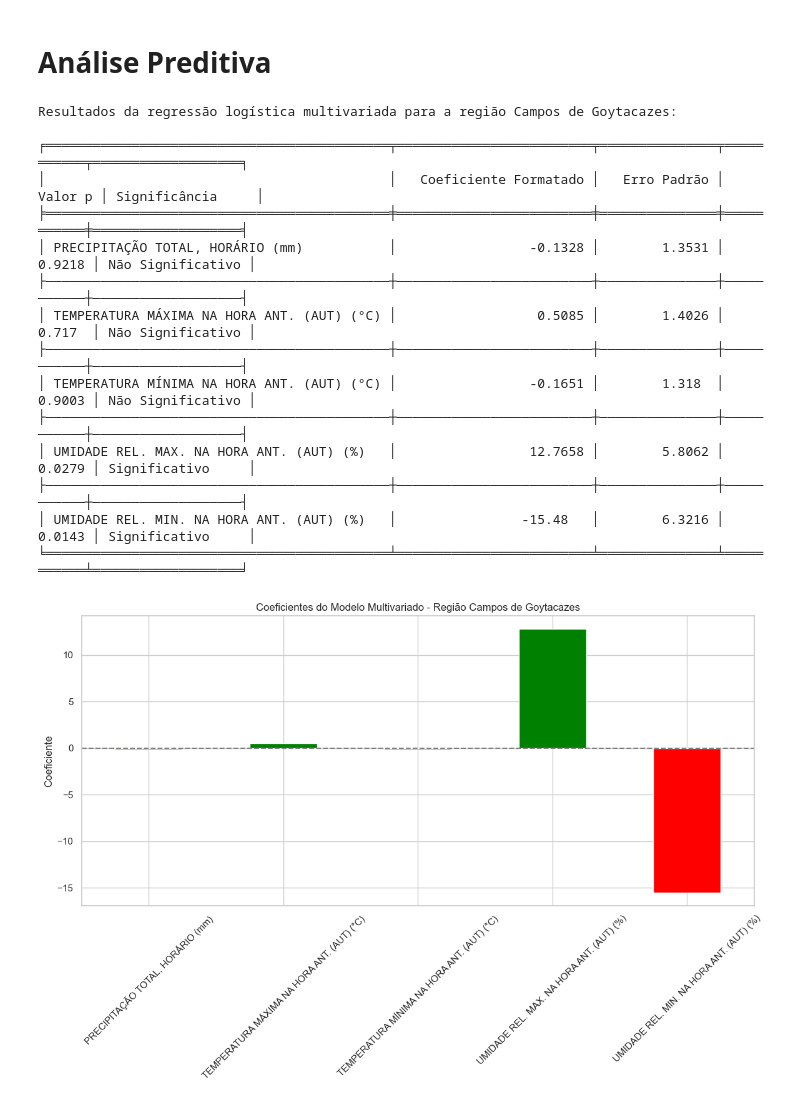
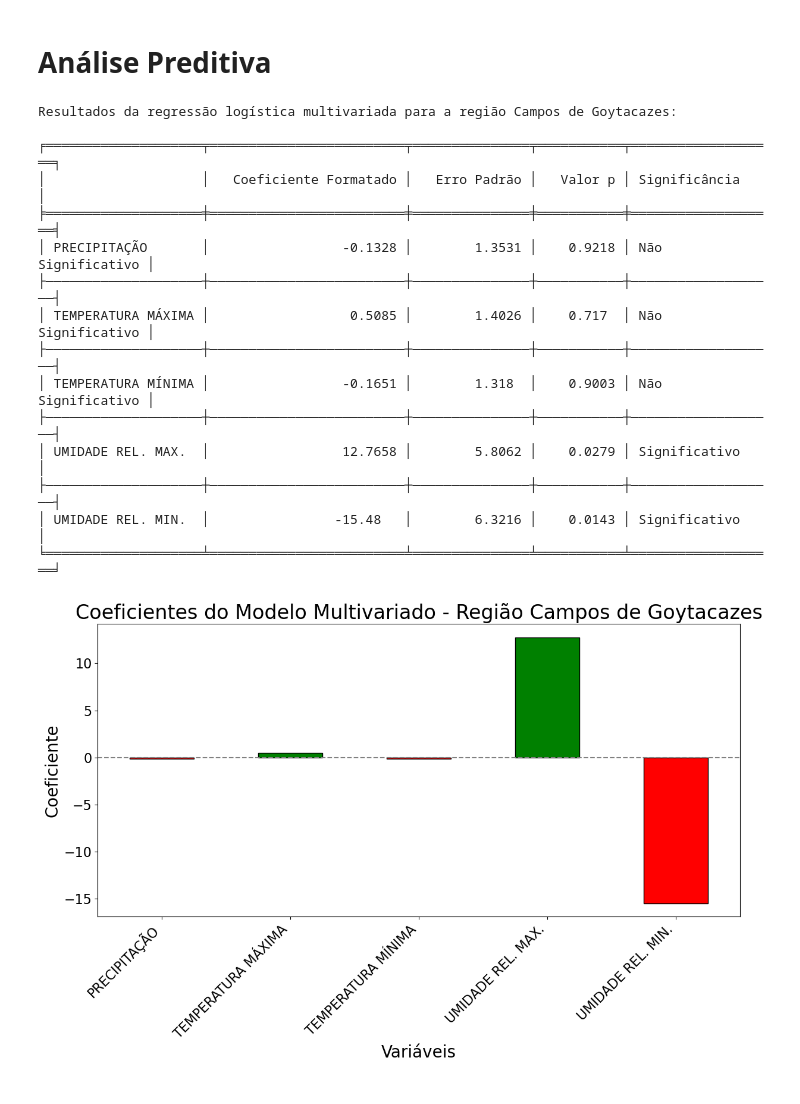
Before and after one commit to 07Dalmaso/TCC-, a Jupyter notebook: TCC - ANALISE PREDITIVA/anlise_preditiva.ipynb, the cells around one changed output. Cells and saved outputs as stored; diff of their text form; code cells hidden in the pictures.

Commit message:
Ajustando o tamnho da imagem

```diff
--- a/TCC - ANALISE PREDITIVA/anlise_preditiva.ipynb
+++ b/TCC - ANALISE PREDITIVA/anlise_preditiva.ipynb
@@ -424,6 +424,12 @@ Estatísticas Descritivas para Valença
 # %% [markdown]
 # **Análise Preditiva**
 # %%
+import pandas as pd
+import statsmodels.api as sm
+import warnings
+import matplotlib.pyplot as plt
+from tabulate import tabulate
+
 nomes_regioes = {
     'CG': 'Campos de Goytacazes',
     'RJ': 'Rio de Janeiro',
@@ -459,15 +465,7 @@ for regiao, arquivo in arquivos_regioes.items():
     dados['Casos_bin'] = dados['Casos notificados'].apply(lambda x: 1 if x > 0 else 0)
 
     Y = dados['Casos_bin']
-
-    variaveis_independentes = [
-        'PRECIPITAÇÃO TOTAL, HORÁRIO (mm)',
-        'TEMPERATURA MÁXIMA NA HORA ANT. (AUT) (°C)',
-        'TEMPERATURA MÍNIMA NA HORA ANT. (AUT) (°C)',
-        'UMIDADE REL. MAX. NA HORA ANT. (AUT) (%)',
-        'UMIDADE REL. MIN. NA HORA ANT. (AUT) (%)'
-    ]
-
+    variaveis_independentes = list(nomes_variaveis.keys())
     X = dados[variaveis_independentes]
     X = sm.add_constant(X)
 
@@ -480,9 +478,9 @@ for regiao, arquivo in arquivos_regioes.items():
             resultado = modelo.fit(disp=0)
 
             nome_regiao = nomes_regioes[regiao]
-            nome_variavel = nomes_variaveis[var]
             print(f'\nResultados da regressão logística multivariada para a região {nome_regiao}:\n')
 
+            # Criar DataFrame de resultados e renomear variáveis
             resultados = pd.DataFrame({
                 'Coeficiente': resultado.params,
                 'Erro Padrão': resultado.bse,
@@ -490,60 +488,64 @@ for regiao, arquivo in arquivos_regioes.items():
             })
 
             resultados = resultados[resultados.index != 'const']
-
             resultados['Significância'] = resultados['Valor p'].apply(lambda x: 'Significativo' if x < 0.05 else 'Não Significativo')
             resultados = resultados.round(4)
+            resultados = resultados.rename(index=nomes_variaveis)  # Renomeando as variáveis para nomes amigáveis
 
             resultados['Coeficiente Formatado'] = resultados['Coeficiente'].apply(
                 lambda x: f'\033[92m{x:.4f}\033[0m' if x > 0 else f'\033[91m{x:.4f}\033[0m'
             )
 
             print(tabulate(resultados[['Coeficiente Formatado', 'Erro Padrão', 'Valor p', 'Significância']], headers='keys', tablefmt='fancy_grid'))
 
             coeficientes = resultados['Coeficiente']
             plt.figure(figsize=(12, 8))
-            coeficientes.plot(kind='bar', color=(coeficientes.apply(lambda x: 'green' if x > 0 else 'red')))
-            plt.title(f'Coeficientes do Modelo Multivariado - Região {nome_regiao}')
-            plt.ylabel('Coeficiente')
+            coeficientes.plot(kind='bar', color=(coeficientes.apply(lambda x: 'green' if x > 0 else 'red')), edgecolor='black')
+            plt.title(f'Coeficientes do Modelo Multivariado - Região {nome_regiao}', fontsize=24)
+            plt.ylabel('Coeficiente', fontsize=20)
+            plt.xlabel('Variáveis', fontsize=20)
             plt.axhline(0, color='grey', linestyle='--')
-            plt.xticks(rotation=45)
+            plt.xticks(rotation=45, fontsize=16, ha="right")
+            plt.yticks(fontsize=16)
             plt.tight_layout()
             plt.show()
 
             ajuste_modelo = -2 * resultado.llf
             print(f'Ajuste do modelo (-2 log verossimilhança): {ajuste_modelo:.2f}')
             print(f"Número de observações: {resultado.nobs}")
             print(f"Pseudo R²: {resultado.prsquared:.4f}")
 
             print("\nExplicação dos resultados:")
             print(f"Na região {nome_regiao}:")
             print(f"- O modelo apresenta um Pseudo R-squ. de {resultado.prsquared:.2f}, indicando que aproximadamente {resultado.prsquared * 100:.2f}% da variação nos casos de dengue é explicada pelas variáveis climáticas.")
             print(f"- O Log-Likelihood é {resultado.llf:.2f}, indicando o ajuste do modelo.")
 
-            for var, coef in coeficientes.items():
+            for var in variaveis_independentes:
+                nome_variavel = nomes_variaveis[var]
+                coef = resultado.params[var]
                 print(f"- O coeficiente para '{nome_variavel}' é {coef:.4f}. Isso significa que um aumento em {nome_variavel} está associado a {'um aumento' if coef > 0 else 'uma diminuição'} nos casos de dengue.")
 
         except Exception as e:
             print(f"Erro ao ajustar o modelo para a região {nome_regiao}: {e}")
 
     print("\n" + "-"*50 + "\n")
 # %% [output]
 Resultados da regressão logística multivariada para a região Campos de Goytacazes:
 
-╒════════════════════════════════════════════╤═════════════════════════╤═══════════════╤═══════════╤═══════════════════╕
-│                                            │   Coeficiente Formatado │   Erro Padrão │   Valor p │ Significância     │
-╞════════════════════════════════════════════╪═════════════════════════╪═══════════════╪═══════════╪═══════════════════╡
-│ PRECIPITAÇÃO TOTAL, HORÁRIO (mm)           │                 -0.1328 │        1.3531 │    0.9218 │ Não Significativo │
-├────────────────────────────────────────────┼─────────────────────────┼───────────────┼───────────┼───────────────────┤
-│ TEMPERATURA MÁXIMA NA HORA ANT. (AUT) (°C) │                  0.5085 │        1.4026 │    0.717  │ Não Significativo │
-├────────────────────────────────────────────┼─────────────────────────┼───────────────┼───────────┼───────────────────┤
-│ TEMPERATURA MÍNIMA NA HORA ANT. (AUT) (°C) │                 -0.1651 │        1.318  │    0.9003 │ Não Significativo │
-├────────────────────────────────────────────┼─────────────────────────┼───────────────┼───────────┼───────────────────┤
-│ UMIDADE REL. MAX. NA HORA ANT. (AUT) (%)   │                 12.7658 │        5.8062 │    0.0279 │ Significativo     │
-├────────────────────────────────────────────┼─────────────────────────┼───────────────┼───────────┼───────────────────┤
-│ UMIDADE REL. MIN. NA HORA ANT. (AUT) (%)   │                -15.48   │        6.3216 │    0.0143 │ Significativo     │
-╘════════════════════════════════════════════╧═════════════════════════╧═══════════════╧═══════════╧═══════════════════╛
+╒════════════════════╤═════════════════════════╤═══════════════╤═══════════╤═══════════════════╕
+│                    │   Coeficiente Formatado │   Erro Padrão │   Valor p │ Significância     │
+╞════════════════════╪═════════════════════════╪═══════════════╪═══════════╪═══════════════════╡
+│ PRECIPITAÇÃO       │                 -0.1328 │        1.3531 │    0.9218 │ Não Significativo │
+├────────────────────┼─────────────────────────┼───────────────┼───────────┼───────────────────┤
+│ TEMPERATURA MÁXIMA │                  0.5085 │        1.4026 │    0.717  │ Não Significativo │
+├────────────────────┼─────────────────────────┼───────────────┼───────────┼───────────────────┤
+│ TEMPERATURA MÍNIMA │                 -0.1651 │        1.318  │    0.9003 │ Não Significativo │
+├────────────────────┼─────────────────────────┼───────────────┼───────────┼───────────────────┤
+│ UMIDADE REL. MAX.  │                 12.7658 │        5.8062 │    0.0279 │ Significativo     │
+├────────────────────┼─────────────────────────┼───────────────┼───────────┼───────────────────┤
+│ UMIDADE REL. MIN.  │                -15.48   │        6.3216 │    0.0143 │ Significativo     │
+╘════════════════════╧═════════════════════════╧═══════════════╧═══════════╧═══════════════════╛
-[figure, old version]
+[figure, new version]
 Ajuste do modelo (-2 log verossimilhança): 406.14
 Número de observações: 416
 Pseudo R²: 0.0296
```
Also changed, not shown: parts of 3 cells of this notebook, 5 other files.
